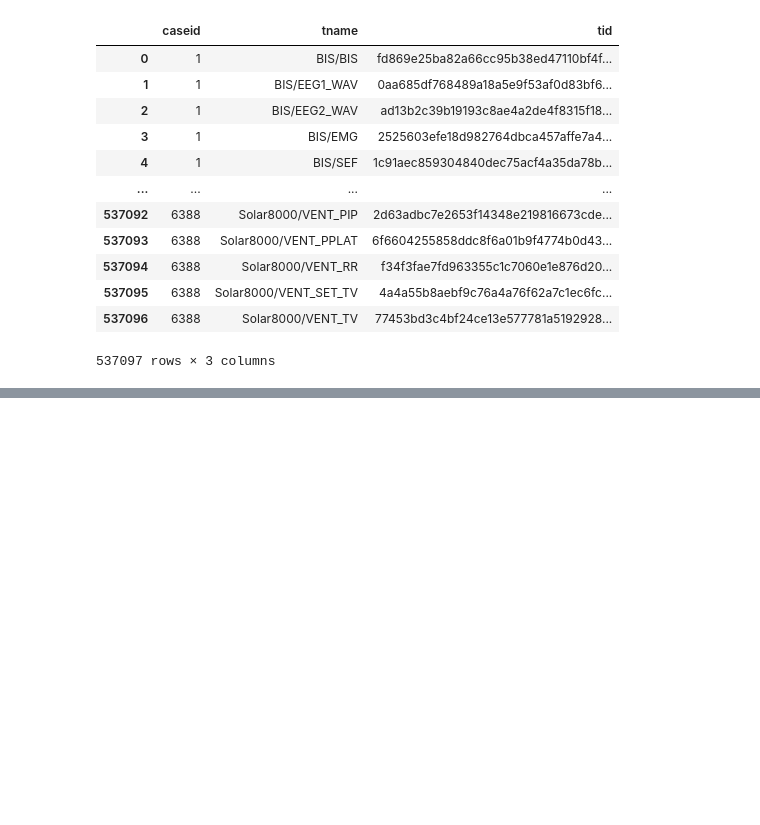
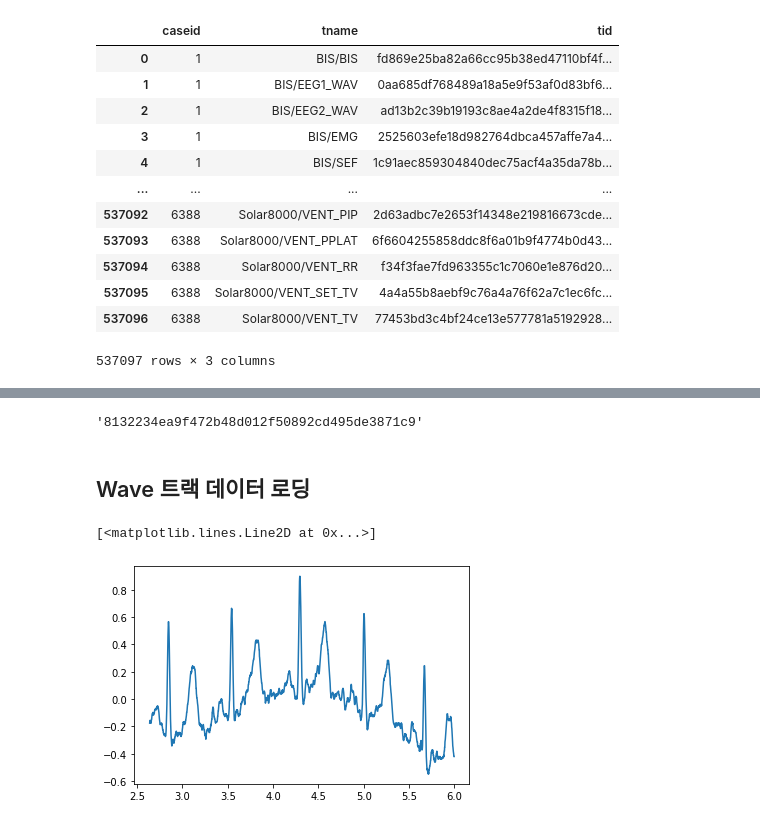
Before and after one commit to vitaldb/pyvital, a Jupyter notebook: vitaldb.ipynb, the cells around one changed output, grey strips where cells are left out. Cells and saved outputs as stored; diff of their text form; code cells hidden in the pictures; blank space fills up the shorter version.

```diff
--- a/vitaldb.ipynb
+++ b/vitaldb.ipynb
@@ -47,0 +66,16 @@ df_trks
+# %%
+caseid = 6388
+tid = df_trks[(df_trks['caseid'] == caseid) & (df_trks['tname'] == 'Solar8000/ART_MBP')]['tid'].values[0]
+tid
+# %% [output]
+'8132234ea9f472b48d012f50892cd495de3871c9'
+# %% [markdown]
+## Wave 트랙 데이터 로딩
+# %%
+ecg_wav = pd.read_csv('https://api.vitaldb.net/395df4819e4e1f0d123d14f042667975f5945504').interpolate(columns=[0]).values
+
+import matplotlib.pyplot as plt
+plt.plot(ecg_wav[:3000,0], ecg_wav[:3000,1])  # 500hz
+# %% [output]
+[<matplotlib.lines.Line2D at 0x...>]
+[figure, added]
```
Also changed, not shown: parts of 8 cells of this notebook.
